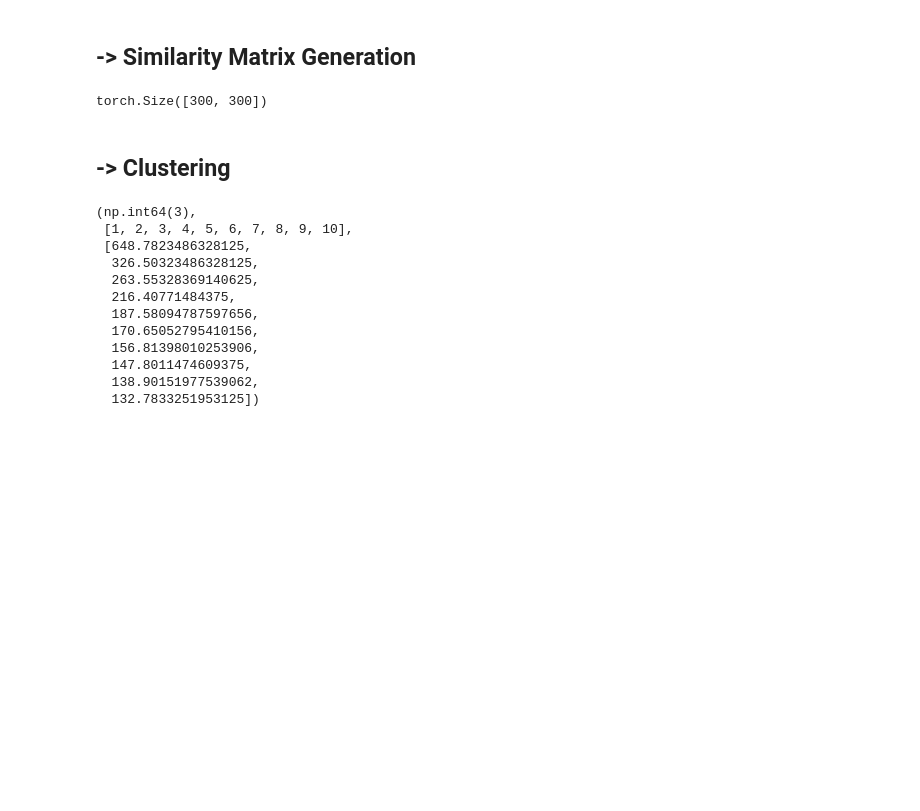
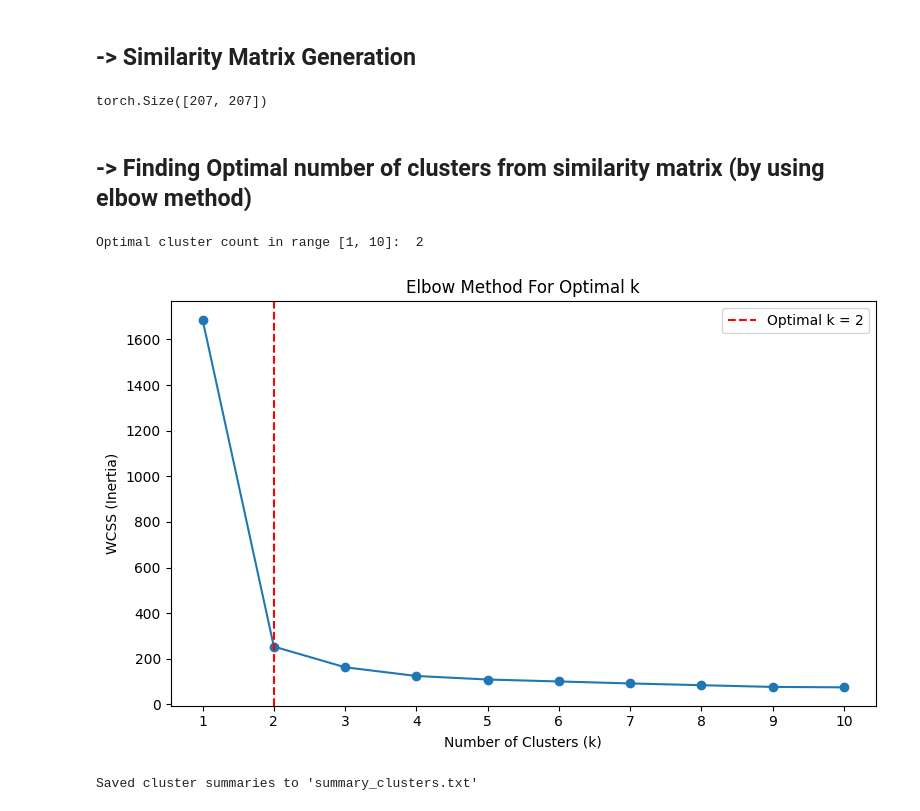
Before and after one commit to vickvey/tabasco-backend, a Jupyter notebook: notebooks/target_matrix.ipynb, the cells around one changed output. Cells and saved outputs as stored; diff of their text form; code cells hidden in the pictures; blank space fills up the shorter version.

Commit message:
research: added context clustering research code in jupyter

```diff
--- a/notebooks/target_matrix.ipynb
+++ b/notebooks/target_matrix.ipynb
@@ -68,6 +75,6 @@ extract_top_n_nouns_with_frequency(text_content, 10, STOP_WORDS, ALL_NOUNS)
 ## -> Sentence Extraction with target word
 # %%
 # target word
-target_word = 'behavior'
+target_word = 'world'
 
-sentences = get_sentences_with_target_word(text_content, target_word, 300)
+sentences = get_sentences_with_target_word(text_content, target_word, 400)
@@ -117,23 +109,33 @@ sim_matrix, _ = compute_cosine_similarity_matrix(
 # %%
 sim_matrix.shape
 # %% [output]
-torch.Size([300, 300])
+torch.Size([207, 207])
 # %% [markdown]
-## -> Clustering
+## -> Finding Optimal number of clusters from similarity matrix (by using elbow method)
 # %%
 from src.services import suggest_num_clusters_with_data
 
-suggest_num_clusters_with_data(sim_matrix)
+optimal_k, k_range, wcss = suggest_num_clusters_with_data(sim_matrix)
+
+print("Optimal cluster count in range [1, 10]: ", optimal_k)
 # %% [output]
-(np.int64(3),
- [1, 2, 3, 4, 5, 6, 7, 8, 9, 10],
- [648.7823486328125,
-  326.50323486328125,
-  263.55328369140625,
-  216.40771484375,
-  187.58094787597656,
-  170.65052795410156,
-  156.81398010253906,
-  147.8011474609375,
-  138.90151977539062,
-  132.7833251953125])
+Optimal cluster count in range [1, 10]:  2
+# %%
+import matplotlib.pyplot as plt
+
+# Plotting
+plt.figure(figsize=(8, 5))
+plt.plot(k_range, wcss, marker='o')
+plt.title('Elbow Method For Optimal k')
+plt.xlabel('Number of Clusters (k)')
+plt.ylabel('WCSS (Inertia)')
+plt.xticks(k_range)
+
+# Annotate the optimal k
+plt.axvline(x=optimal_k, color='r', linestyle='--', label=f'Optimal k = {optimal_k}')
+plt.legend()
+
+plt.tight_layout()
+plt.show()
+# %% [output]
+[figure, added]
@@ -139,0 +187,26 @@ suggest_num_clusters_with_data(sim_matrix)
+# %%
+import torch.nn.functional as F
+
+# Optional: Pick top representative sentence per cluster (closest to centroid)
+def get_top_representative_sentences(cluster_id: int, top_n=3) -> List[str]:
+    idxs = [i for i, lbl in enumerate(labels) if lbl == cluster_id]
+    cluster_vecs = sentence_embeddings[idxs]
+    centroid = cluster_centroids[cluster_id].unsqueeze(0)
+    sims = F.cosine_similarity(cluster_vecs, centroid)
+    top_indices = torch.topk(sims, k=min(top_n, len(sims))).indices.tolist()
+    return [sentences[idxs[i]] for i in top_indices]
+
+# Example usage:
+# Save representative sentences per cluster to a file
+output_file = "summary_clusters.txt"
+
+with open(output_file, "w", encoding="utf-8") as f:
+    for cid in range(optimal_k):
+        f.write(f"Cluster {cid}:\n")
+        for s in get_top_representative_sentences(cid):
+            f.write(f"  - {s}\n")
+        f.write("\n")  # Add spacing between clusters
+
+print(f"Saved cluster summaries to '{output_file}'")
+# %% [output]
+Saved cluster summaries to 'summary_clusters.txt'
```
Also changed, not shown: parts of 6 cells of this notebook, 5 other files.
